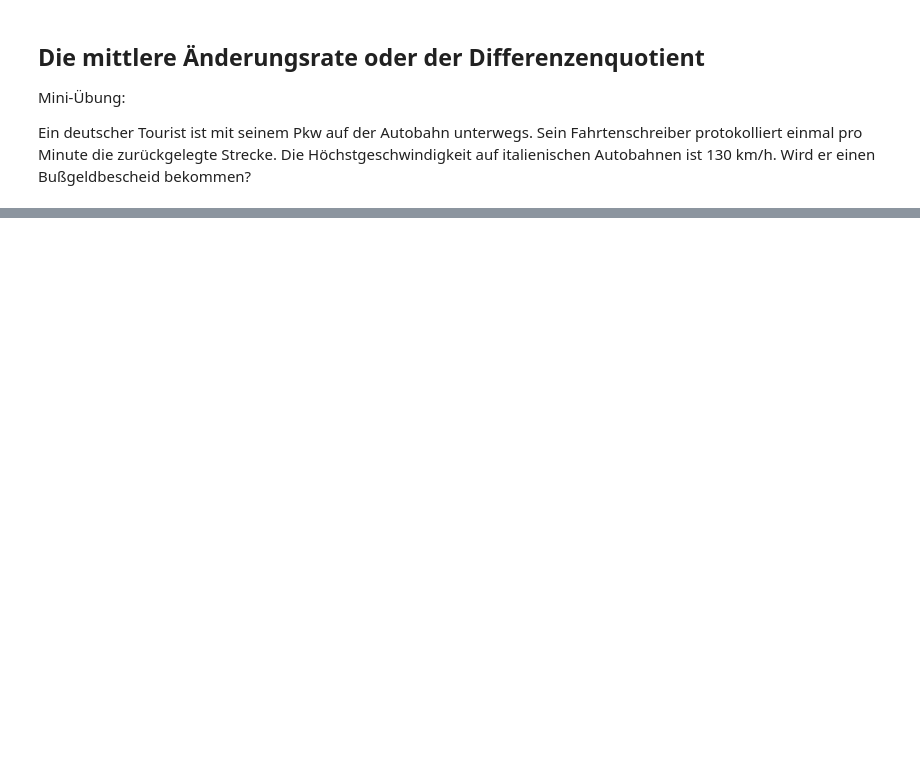
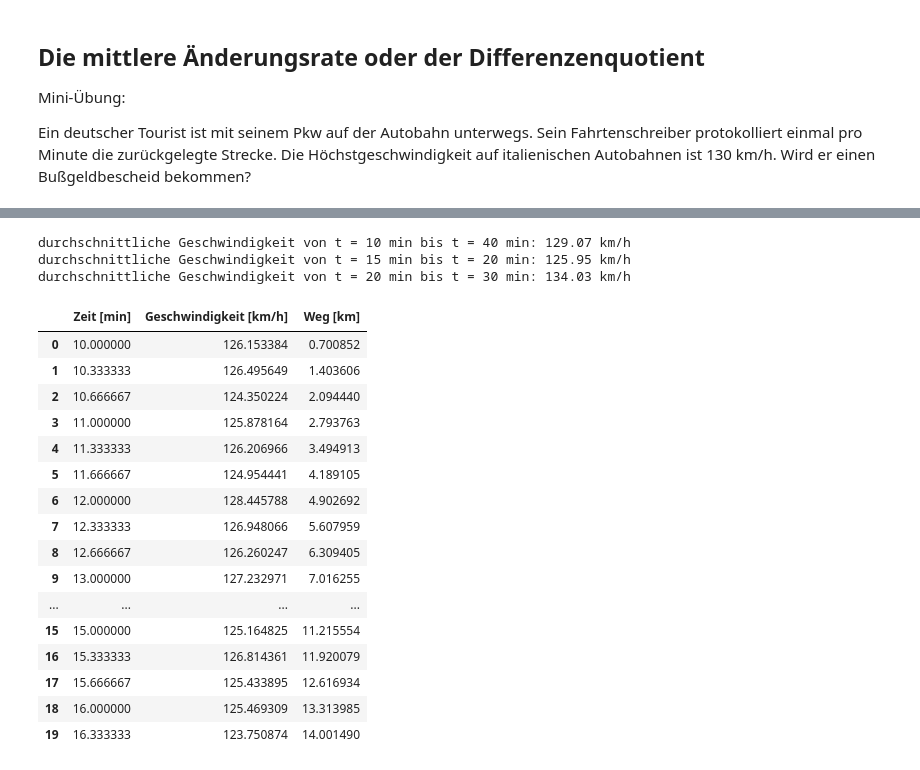
Before and after one commit to gramschs/book_mathe02, a Jupyter notebook: src/chapter01/src.ipynb, the cells around one changed output, grey strips where cells are left out. Saved outputs shown, nothing was run; the diff lists cells and outputs as text; code cells hidden in the pictures; blank space fills up the shorter version.

```diff
--- a/src/chapter01/src.ipynb
+++ b/src/chapter01/src.ipynb
@@ -54,0 +73,3 @@ print(v.mean())
+# %%
+s_km = np.cumsum(v * 10 / 36 * delta_t) / 1000
+print(s_km)
@@ -54,0 +98,40 @@ print(v.mean())
+# %%
+# 10 bis 40
+vv = (65.23726 - 0.7008521) / 0.5
+print(f'durchschnittliche Geschwindigkeit von t = 10 min bis t = 40 min: {vv:.2f} km/h')
+# 15 bis 20
+vv = (21.71135 - 11.21555) / (1/12)
+print(f'durchschnittliche Geschwindigkeit von t = 15 min bis t = 20 min: {vv:.2f} km/h')
+vv = (44.04965 - 21.71135) / (1/6)
+print(f'durchschnittliche Geschwindigkeit von t = 20 min bis t = 30 min: {vv:.2f} km/h')
+# %% [output]
+durchschnittliche Geschwindigkeit von t = 10 min bis t = 40 min: 129.07 km/h
+durchschnittliche Geschwindigkeit von t = 15 min bis t = 20 min: 125.95 km/h
+durchschnittliche Geschwindigkeit von t = 20 min bis t = 30 min: 134.03 km/h
+# %%
+import pandas as pd
+
+t_series = pd.Series(t, name='Zeit [min]')
+v_series = pd.Series(v, name='Geschwindigkeit [km/h]')
+s_series = pd.Series(s_km, name='Weg [km]')
+
+data = pd.concat([t_series, v_series, s_series], axis=1)
+data.head(20)
+# %% [output]
+|  | Zeit [min] | Geschwindigkeit [km/h] | Weg [km] |
+| 0 | 10.000000 | 126.153384 | 0.700852 |
+| 1 | 10.333333 | 126.495649 | 1.403606 |
+| 2 | 10.666667 | 124.350224 | 2.094440 |
+| 3 | 11.000000 | 125.878164 | 2.793763 |
+| 4 | 11.333333 | 126.206966 | 3.494913 |
+| 5 | 11.666667 | 124.954441 | 4.189105 |
+| 6 | 12.000000 | 128.445788 | 4.902692 |
+| 7 | 12.333333 | 126.948066 | 5.607959 |
+| 8 | 12.666667 | 126.260247 | 6.309405 |
+| 9 | 13.000000 | 127.232971 | 7.016255 |
+| ... | ... | ... | ... |
+| 15 | 15.000000 | 125.164825 | 11.215554 |
+| 16 | 15.333333 | 126.814361 | 11.920079 |
+| 17 | 15.666667 | 125.433895 | 12.616934 |
+| 18 | 16.000000 | 125.469309 | 13.313985 |
+| 19 | 16.333333 | 123.750874 | 14.001490 |
```
Also changed, not shown: parts of 7 cells of this notebook.
